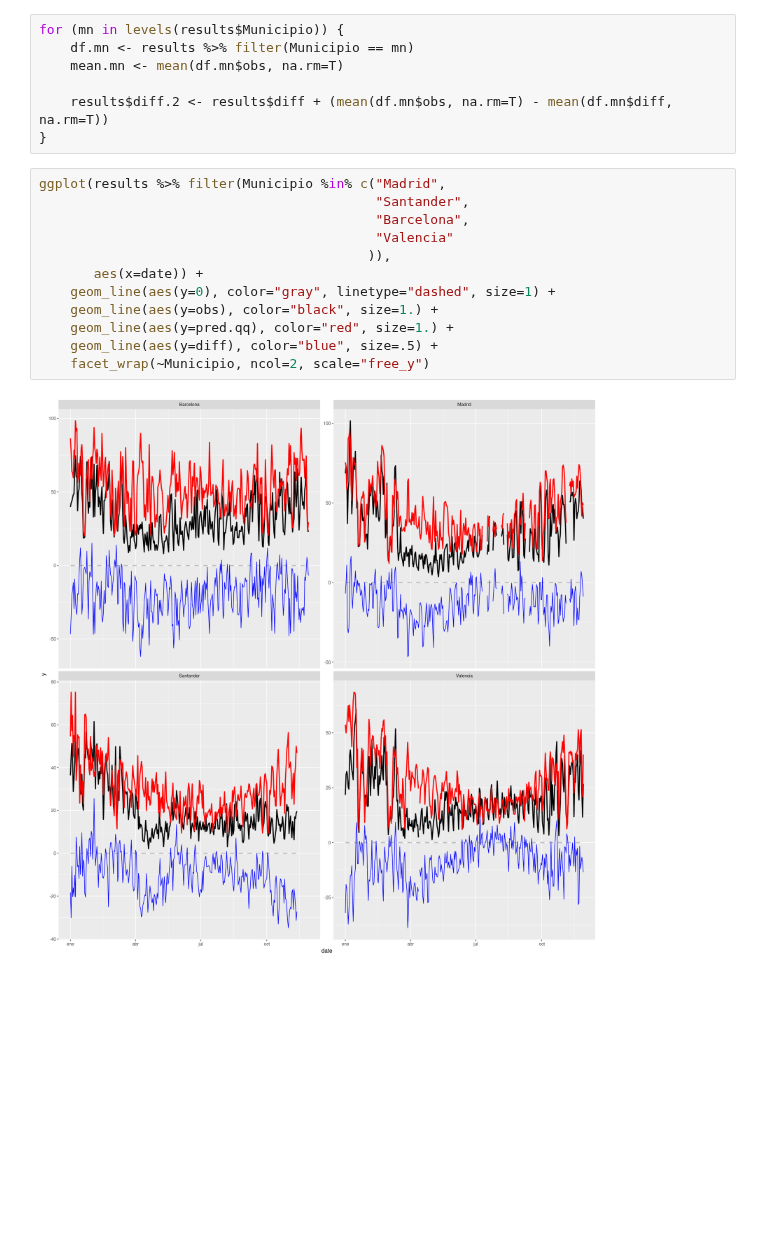
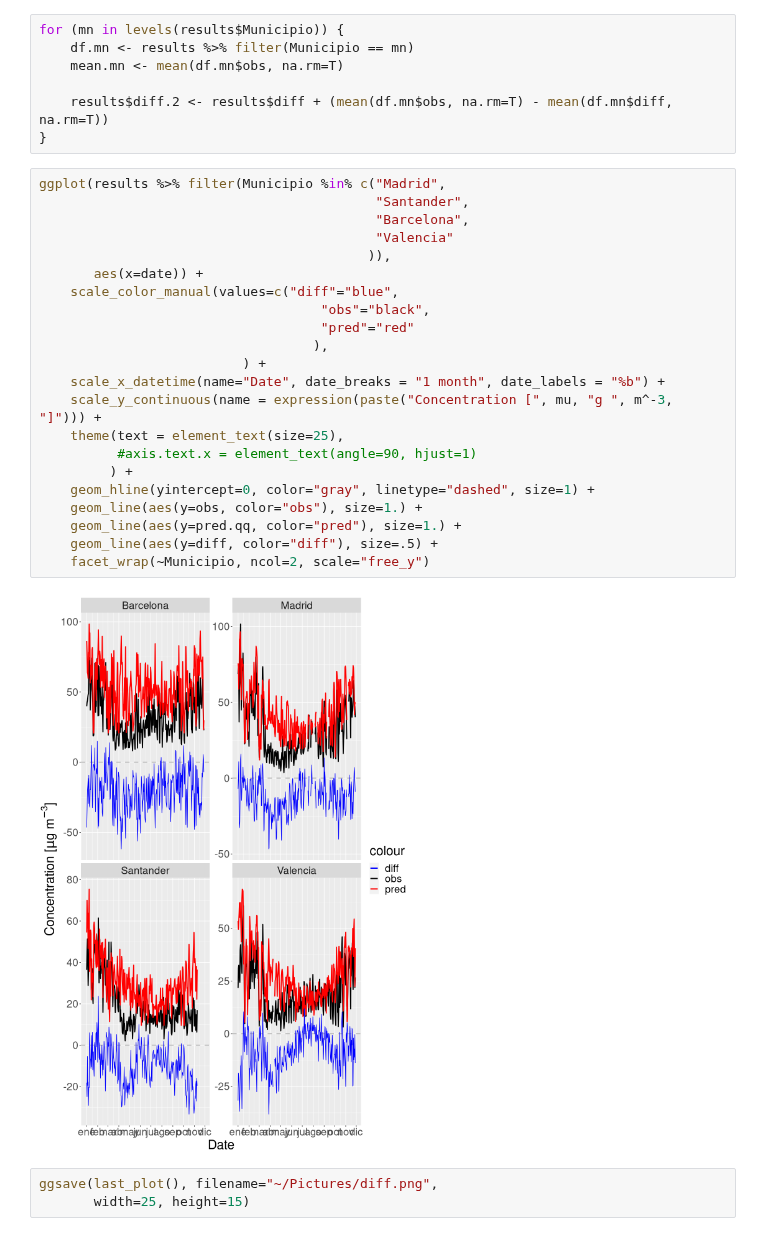
Before and after one commit to Jaimedgp/AirQualityCOVID, a Jupyter notebook: notebooks/Analysis/Difference.ipynb, the cells around one changed output. Cells and saved outputs as stored; diff of their text form; blank space fills up the shorter version.

Commit message:
Plot results

```diff
--- a/notebooks/Analysis/Difference.ipynb
+++ b/notebooks/Analysis/Difference.ipynb
@@ -72,14 +72,27 @@ for (mn in levels(results$Municipio)) {
 # %%
 ggplot(results %>% filter(Municipio %in% c("Madrid",
                                            "Santander",
                                            "Barcelona",
                                            "Valencia"
                                           )),
        aes(x=date)) +
-    geom_line(aes(y=0), color="gray", linetype="dashed", size=1) +
-    geom_line(aes(y=obs), color="black", size=1.) +
-    geom_line(aes(y=pred.qq), color="red", size=1.) +
-    geom_line(aes(y=diff), color="blue", size=.5) +
+    scale_color_manual(values=c("diff"="blue",
+                                    "obs"="black",
+                                    "pred"="red"
+                                   ),
+                          ) +
+    scale_x_datetime(name="Date", date_breaks = "1 month", date_labels = "%b") +
+    scale_y_continuous(name = expression(paste("Concentration [", mu, "g ", m^-3, "]"))) +
+    theme(text = element_text(size=25),
+          #axis.text.x = element_text(angle=90, hjust=1)
+         ) +
+    geom_hline(yintercept=0, color="gray", linetype="dashed", size=1) +
+    geom_line(aes(y=obs, color="obs"), size=1.) +
+    geom_line(aes(y=pred.qq, color="pred"), size=1.) +
+    geom_line(aes(y=diff, color="diff"), size=.5) +
     facet_wrap(~Municipio, ncol=2, scale="free_y")
 # %% [output]
-[figure, old version]
+[figure, new version]
+# %%
+ggsave(last_plot(), filename="~/Pictures/diff.png",
+       width=25, height=15)
```
Also changed, not shown: parts of 1 cell of this notebook, 5 other files.
